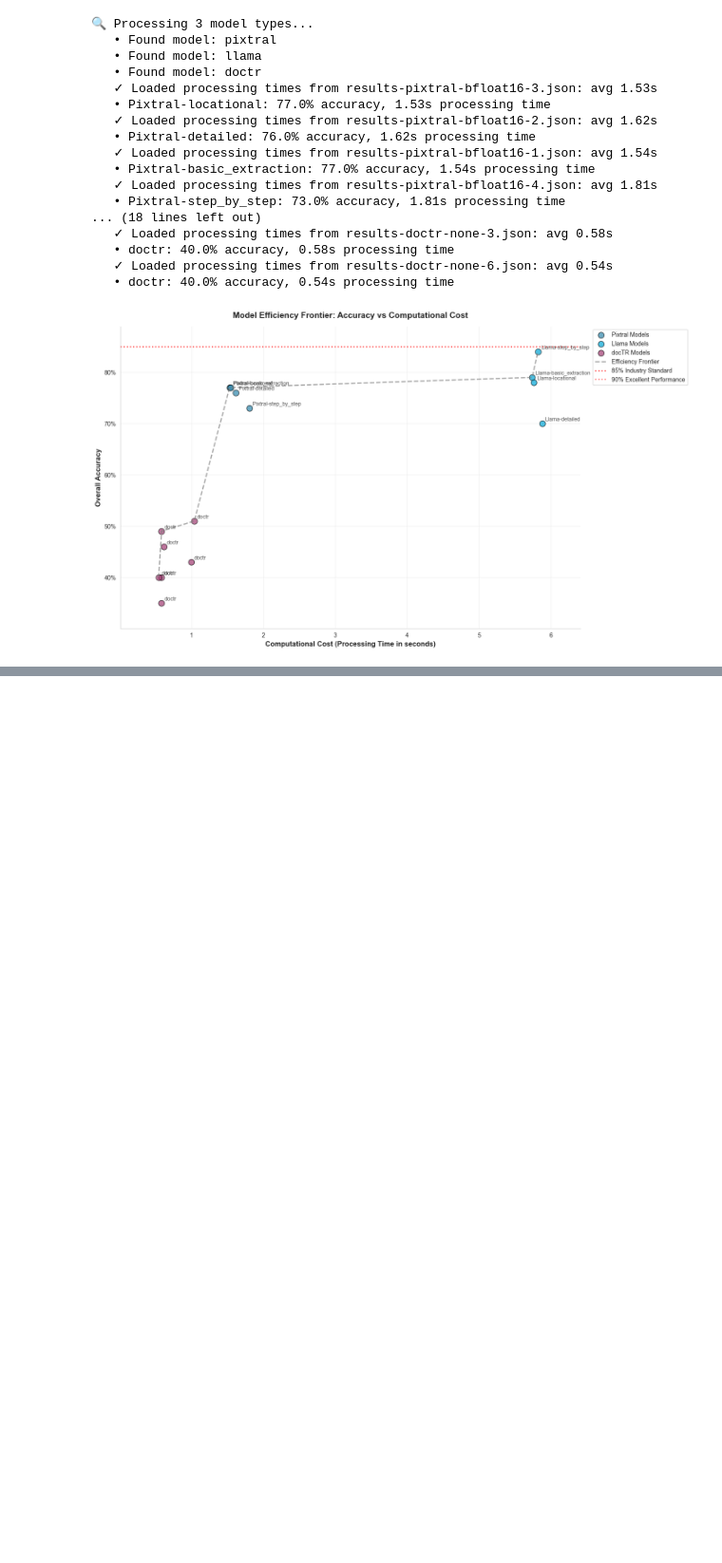
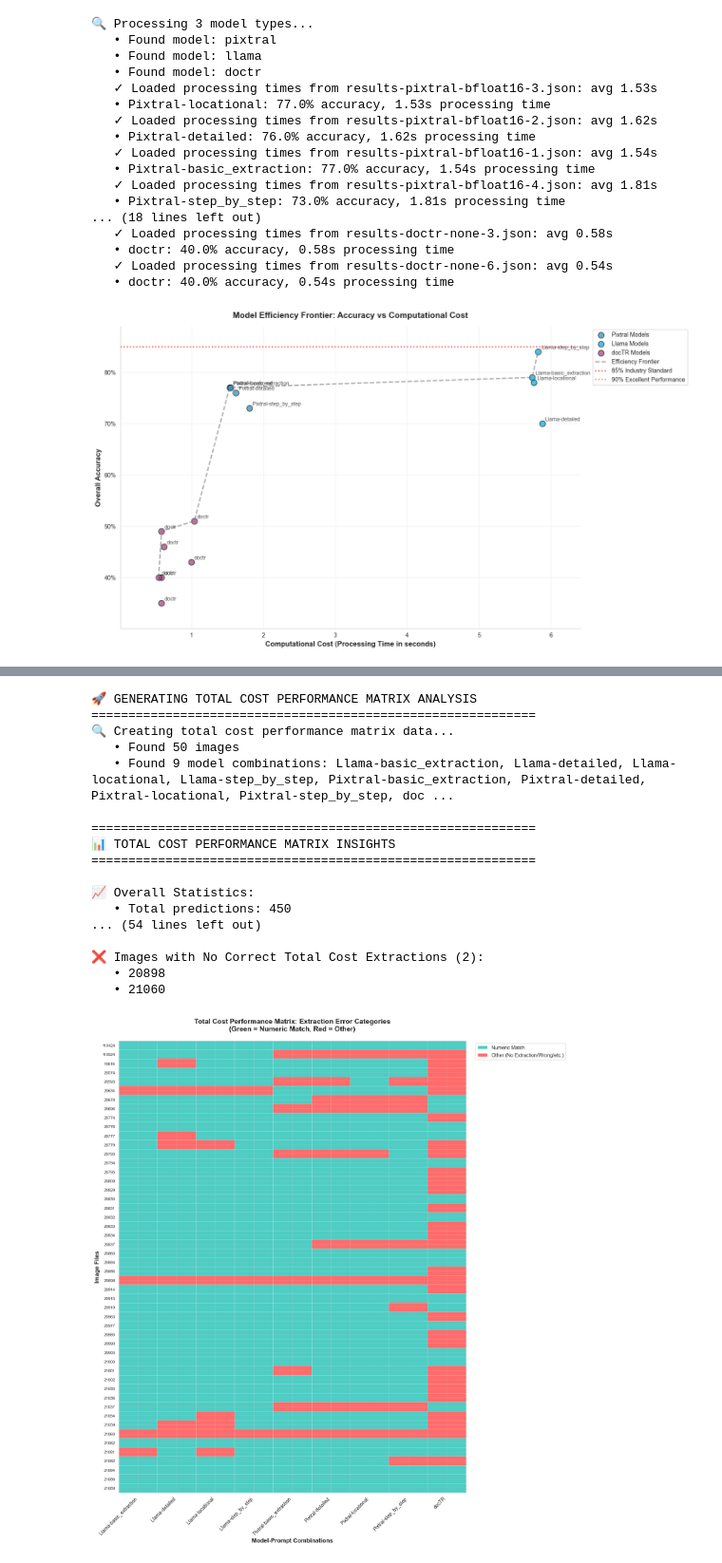
Before and after one commit to asmith81/UCSD_MJM, a Jupyter notebook: Deliverables-Code/notebooks/06_Final_Analysis_v2.ipynb, the cells around one changed output, grey strips where cells are left out. Shown at 95% size. Cells and saved outputs as stored; diff of their text form; code cells hidden in the pictures; blank space fills up the shorter version.

```diff
--- a/Deliverables-Code/notebooks/06_Final_Analysis_v2.ipynb
+++ b/Deliverables-Code/notebooks/06_Final_Analysis_v2.ipynb
@@ -1224,0 +1253,28 @@ fig, efficiency_data = viz.generate_efficiency_frontier_analysis(COMPREHENSIVE_D
+# %%
+## Section 4.7: Total Cost Performance Matrix Analysis
+
+import importlib
+import src.visualization as viz
+importlib.reload(viz)
+
+# Generate total cost performance matrix analysis
+fig, matrix_data = viz.generate_total_cost_performance_matrix_analysis(COMPREHENSIVE_DATASET)
+# %% [output]
+🚀 GENERATING TOTAL COST PERFORMANCE MATRIX ANALYSIS
+============================================================
+🔍 Creating total cost performance matrix data...
+   • Found 50 images
+   • Found 9 model combinations: Llama-basic_extraction, Llama-detailed, Llama-locational, Llama-step_by_step, Pixtral-basic_extraction, Pixtral-detailed, Pixtral-locational, Pixtral-step_by_step, doc ...
+
+============================================================
+📊 TOTAL COST PERFORMANCE MATRIX INSIGHTS
+============================================================
+
+📈 Overall Statistics:
+   • Total predictions: 450
+... (54 lines left out)
+
+❌ Images with No Correct Total Cost Extractions (2):
+   • 20898
+   • 21060
+[figure, added]
```
Also changed, not shown: parts of 3 cells of this notebook, 1 other file.
